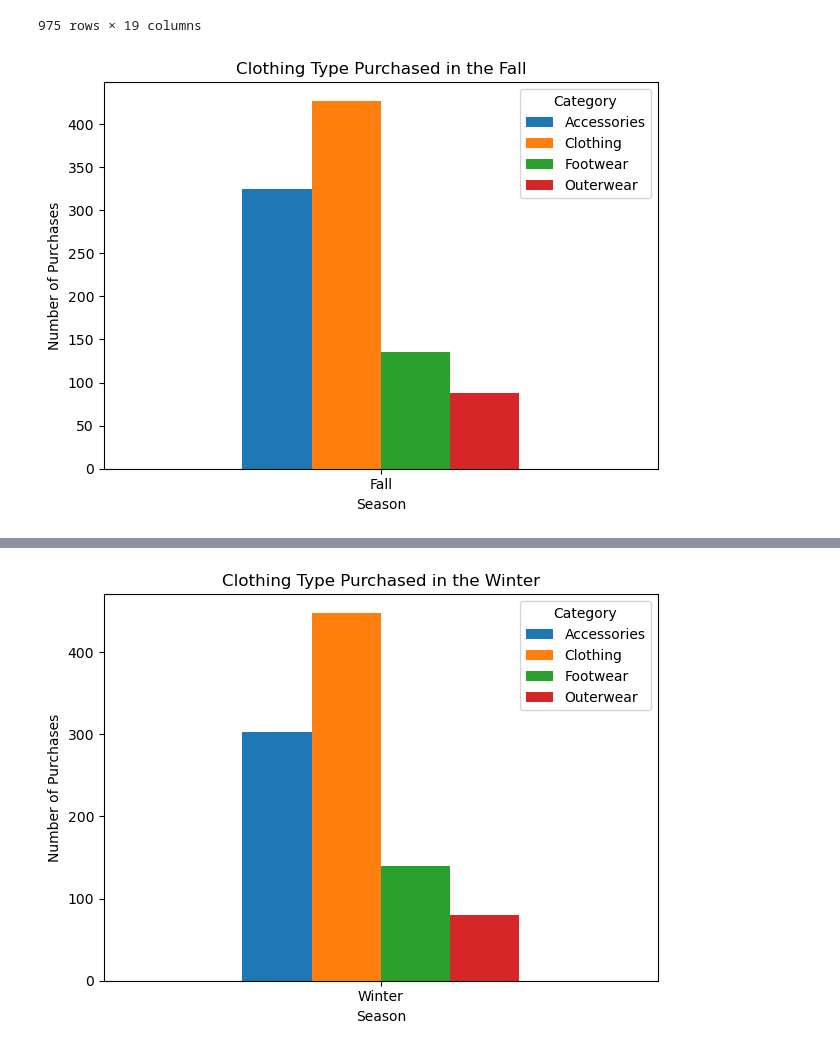
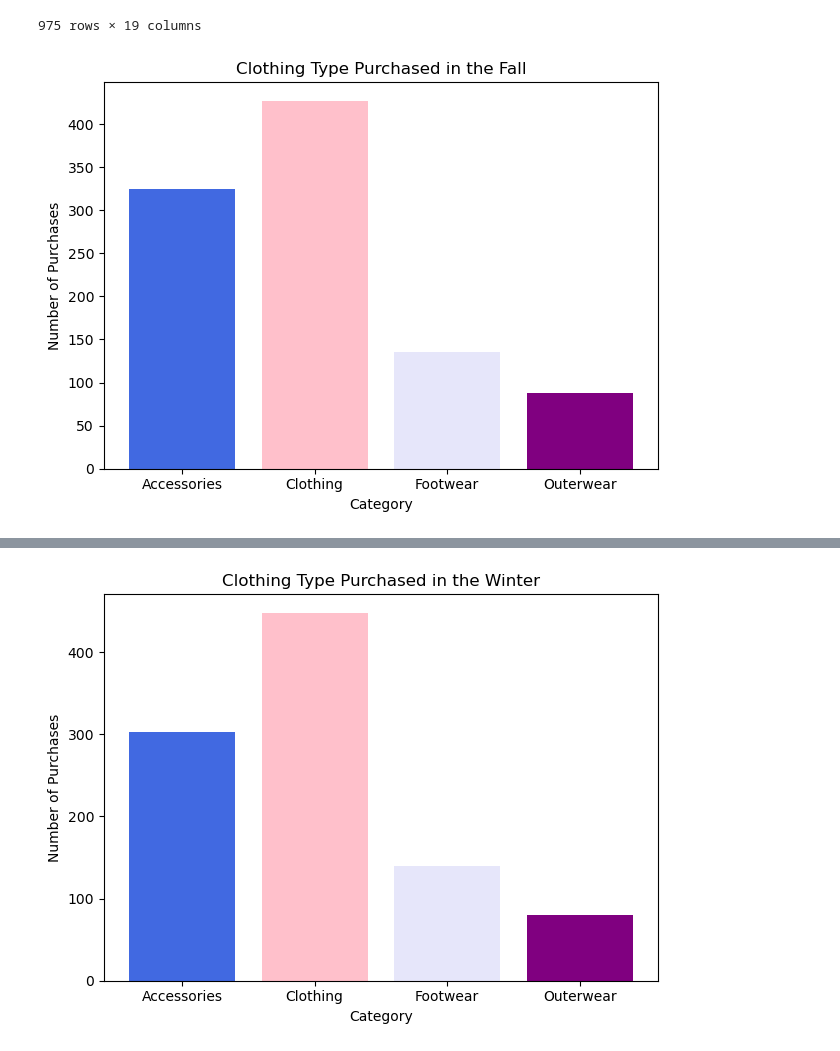
Before and after one commit to mhursh1231/Project-1, a Jupyter notebook: Mia_Notebook.ipynb, the cells around one changed output, grey strips where cells are left out. Saved outputs shown, nothing was run; the diff lists cells and outputs as text; code cells hidden in the pictures.

```diff
--- a/Mia_Notebook.ipynb
+++ b/Mia_Notebook.ipynb
@@ -464,25 +501,25 @@ fall_df
 975 rows × 19 columns
 # %%
 # Filter the DataFrame down only to those columns to chart
-season_category = fall_df[["Season", "Category"]]
+fall_category = fall_df[["Season", "Category"]]
 
 # Group by "Season" and "Category" and count the occurrences
-season_category_counts = season_category.groupby(["Season", "Category"]).size()
+fall_category_counts = season_category.groupby(["Season", "Category"]).size()
 
 # Reshape the data to have "Season" as rows and "Category" as columns
-season_category_counts = season_category_counts.unstack()
+fall_category_counts = fall_category_counts.unstack()
 # %%
 # Plot the data
-season_category_counts.plot(kind="bar", stacked=False)
+color = ['royalblue','pink','lavender','purple']
+fig, ax = plt.subplots()
+ax.bar(fall_category_counts.T.index, fall_category_counts.T["Fall"], color = color)
 plt.title("Clothing Type Purchased in the Fall")
-plt.xlabel("Season")
+plt.xlabel("Category")
 plt.ylabel("Number of Purchases")
-plt.xticks(rotation=0)  # Rotate x-axis labels for better readability
-plt.legend(title="Category")  # Add legend with title
 plt.tight_layout()
 plt.show()
 # %% [output]
-[figure, old version]
+[figure, new version]
 # %%
 #Locate categories of attire purchased solely during the "Winter" Season
 winter_df = pd.DataFrame(organized_df.loc[(organized_df["Season"] == "Winter")])
@@ -514,15 +551,15 @@ season_category_counts = season_category_counts.unstack()
 # %%
 # Plot the data
-season_category_counts.plot(kind="bar", stacked=False)
+color = ['royalblue','pink','lavender','purple']
+fig, ax = plt.subplots()
+ax.bar(winter_category_counts.T.index, winter_category_counts.T["Winter"], color = color)
 plt.title("Clothing Type Purchased in the Winter")
-plt.xlabel("Season")
+plt.xlabel("Category")
 plt.ylabel("Number of Purchases")
-plt.xticks(rotation=0)  # Rotate x-axis labels for better readability
-plt.legend(title="Category")  # Add legend with title
 plt.tight_layout()
 plt.show()
 # %% [output]
-[figure, old version]
+[figure, new version]
 # %%
 #Locate categories of attire purchased solely during the "Spring" Season
 spring_df = pd.DataFrame(organized_df.loc[(organized_df["Season"] == "Spring")])
```
Also changed, not shown: parts of 26 cells of this notebook.
